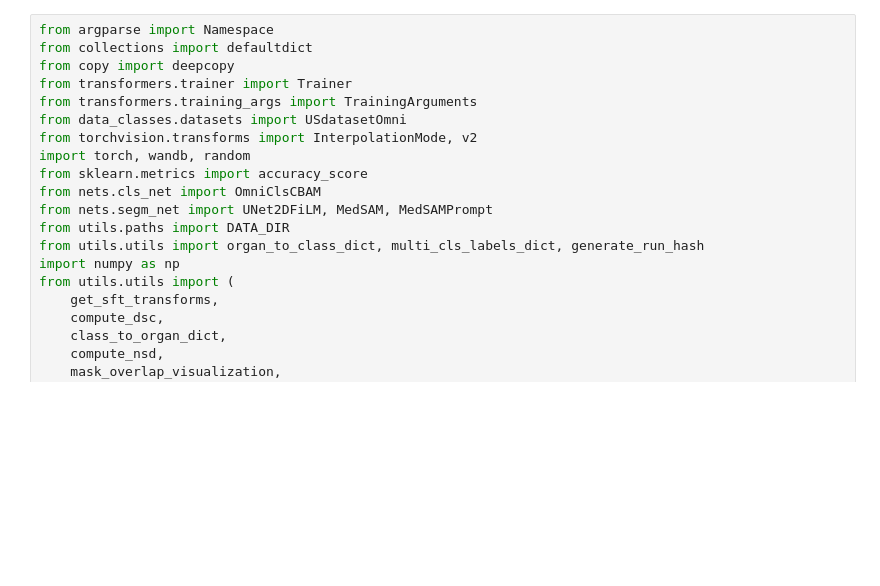
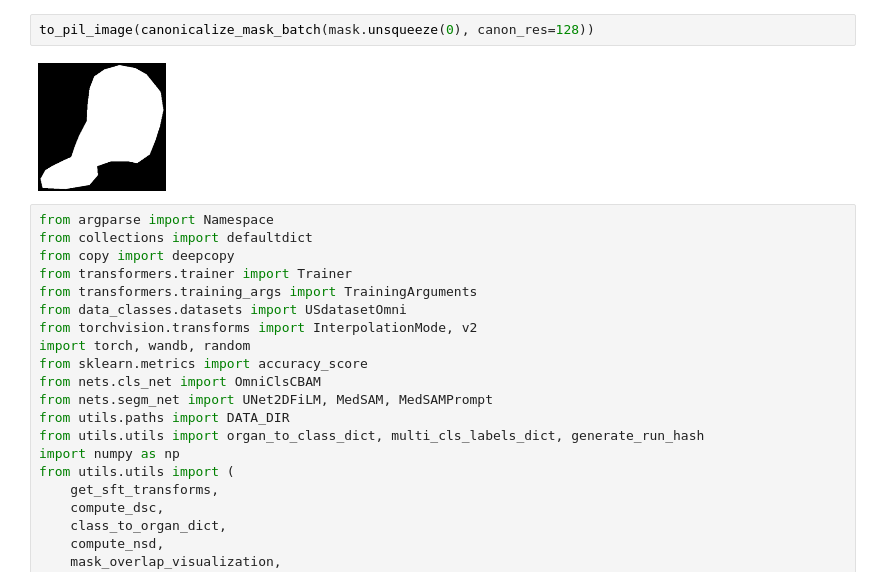
Before and after one commit to AImageLab-zip/US_Cond-UNet, a Jupyter notebook: debug.ipynb, the cells around one changed output. Cells and saved outputs as stored; diff of their text form; blank space fills up the shorter version.

```diff
--- a/debug.ipynb
+++ b/debug.ipynb
@@ -60,3 +66,7 @@ len(dataset)
+# %%
+to_pil_image(canonicalize_mask_batch(mask.unsqueeze(0), canon_res=128))
+# %% [output]
+[figure, added]
 # %%
 from argparse import Namespace
 from collections import defaultdict
```
Also changed, not shown: parts of 14 cells of this notebook, 4 other files.
